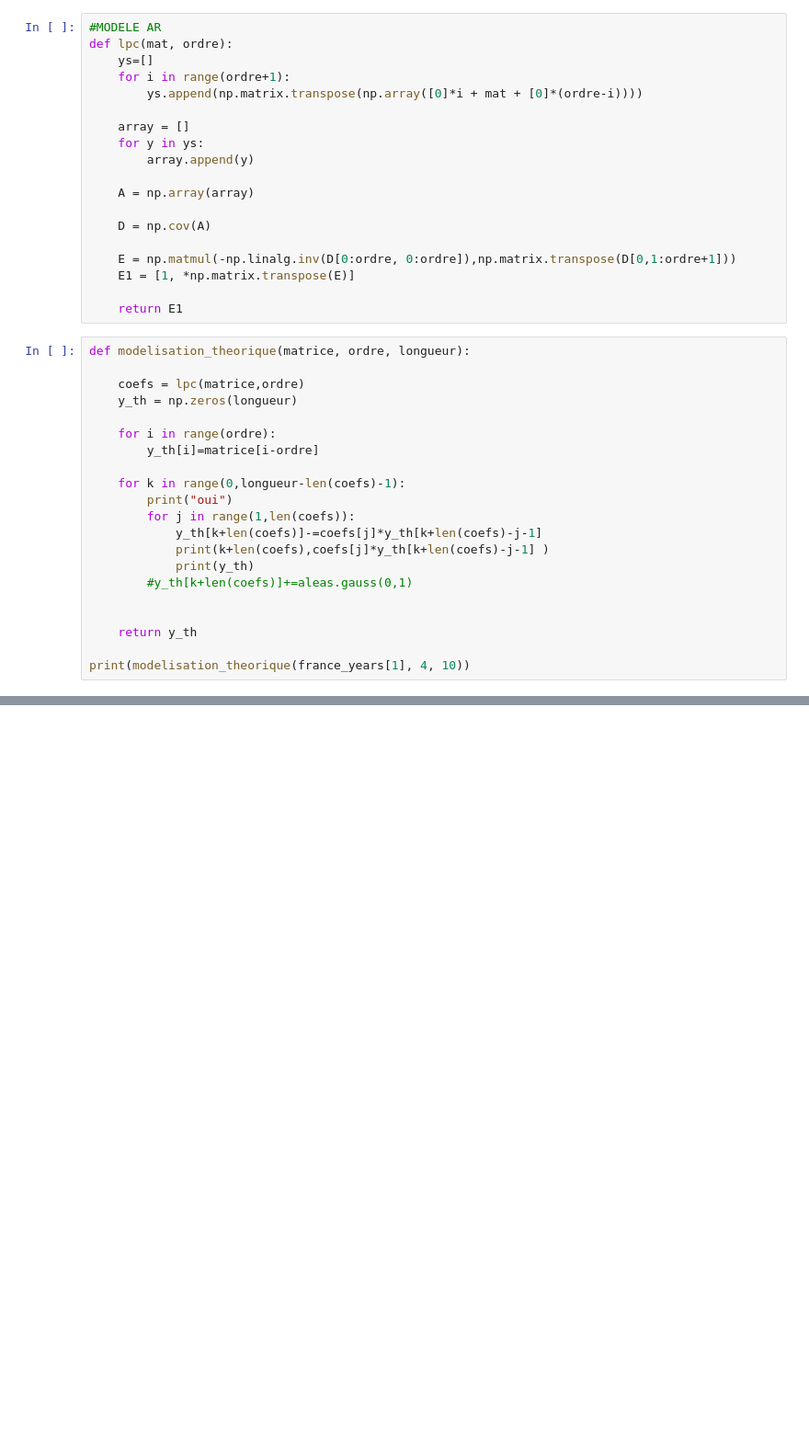
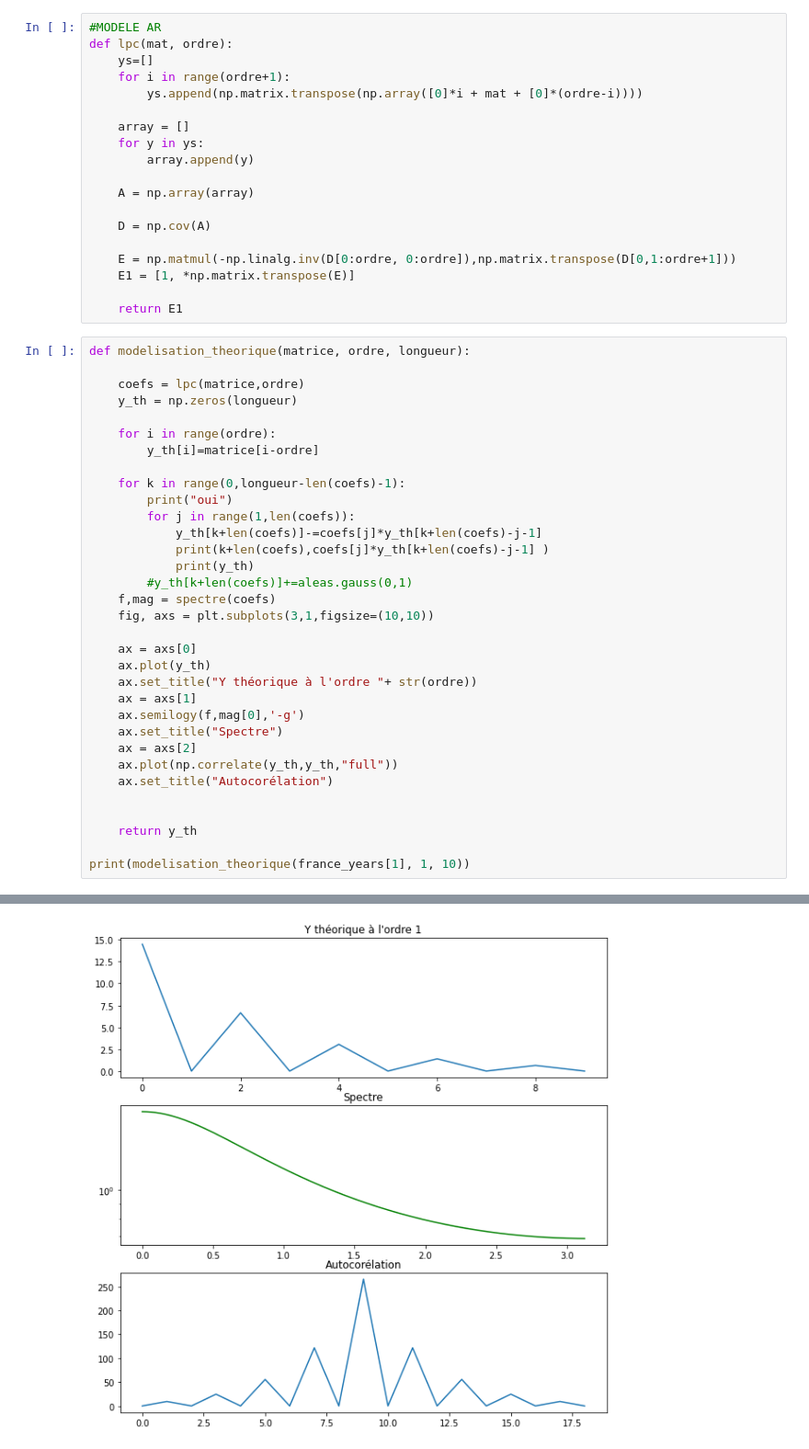
Before and after one commit to AntoineCOCHARD/DATA731-Country-temperature, a Jupyter notebook: proj.ipynb, the cells around one changed output, grey strips where cells are left out. Shown at 92% size. Drawn from its saved outputs; the diff is of its cells as text; blank space fills up the shorter version.

```diff
--- a/proj.ipynb
+++ b/proj.ipynb
@@ -427,10 +416,22 @@ def modelisation_theorique(matrice, ordre, longueur):
             print(k+len(coefs),coefs[j]*y_th[k+len(coefs)-j-1] )
             print(y_th)
         #y_th[k+len(coefs)]+=aleas.gauss(0,1)
+    f,mag = spectre(coefs)
+    fig, axs = plt.subplots(3,1,figsize=(10,10))
+
+    ax = axs[0]
+    ax.plot(y_th)
+    ax.set_title("Y théorique à l'ordre "+ str(ordre))
+    ax = axs[1]
+    ax.semilogy(f,mag[0],'-g')
+    ax.set_title("Spectre")
+    ax = axs[2]
+    ax.plot(np.correlate(y_th,y_th,"full"))
+    ax.set_title("Autocorélation")
 
 
     return y_th
 
-print(modelisation_theorique(france_years[1], 4, 10))
+print(modelisation_theorique(france_years[1], 1, 10))
 # %% [output]
 oui
@@ -452,0 +454 @@ oui
+[figure, added]
```
Also changed, not shown: parts of 2 cells of this notebook.
